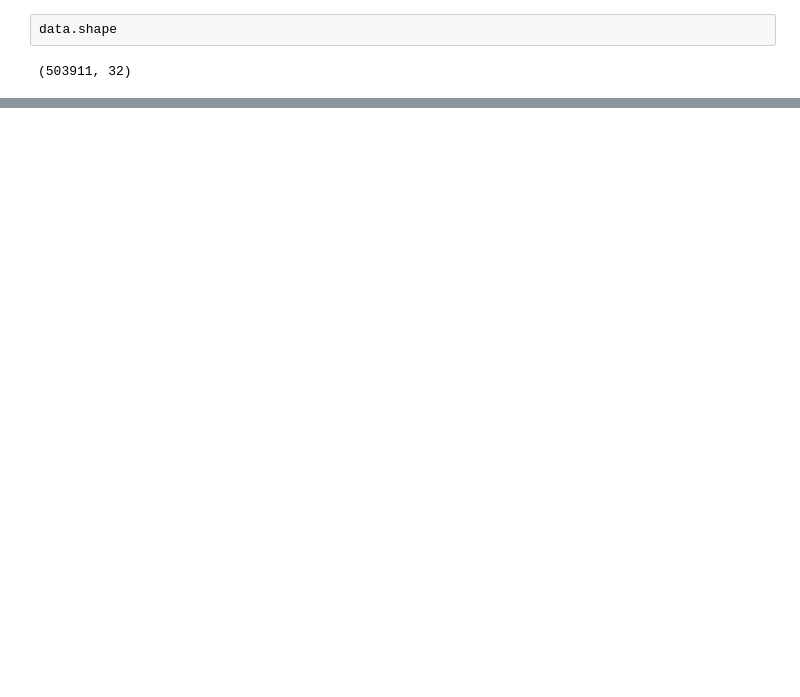
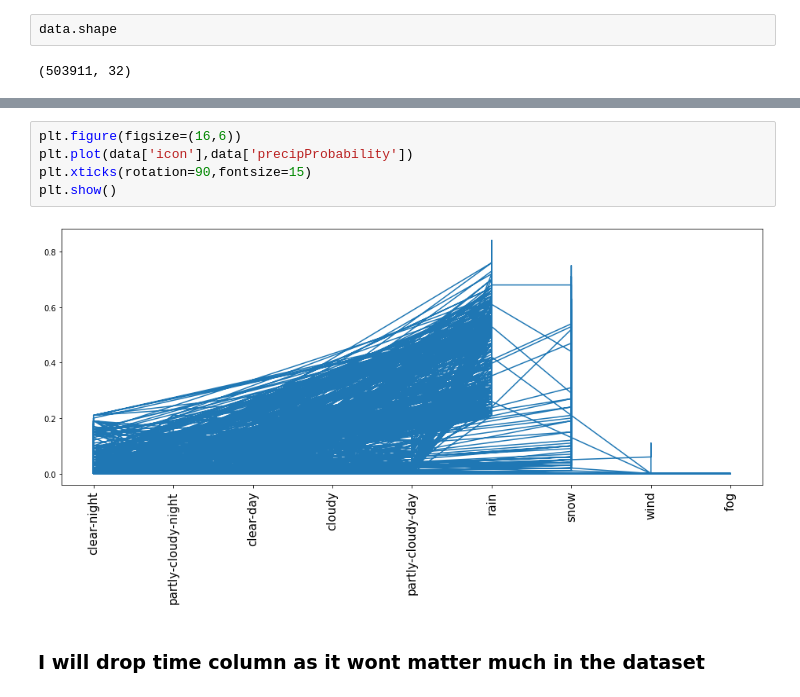
Before and after one commit to SharathHebbar/Weather-Information-of-Smart-Home, a Jupyter notebook: smarthome.ipynb, the cells around one changed output, grey strips where cells are left out. Drawn from its saved outputs; the diff is of its cells as text; blank space fills up the shorter version.

```diff
--- a/smarthome.ipynb
+++ b/smarthome.ipynb
@@ -19,0 +183,9 @@ data.shape
+# %%
+plt.figure(figsize=(16,6))
+plt.plot(data['icon'],data['precipProbability'])
+plt.xticks(rotation=90,fontsize=15)
+plt.show()
+# %% [output]
+[figure, added]
+# %% [markdown]
+### I will drop time column as it wont matter much in the dataset
```
Also changed, not shown: parts of 43 cells of this notebook, 1 other file.
